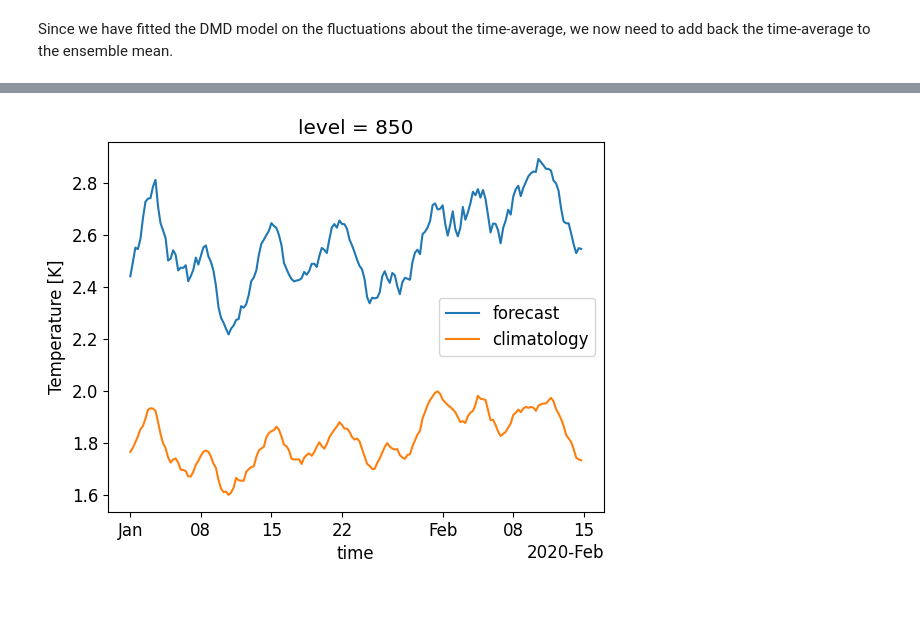
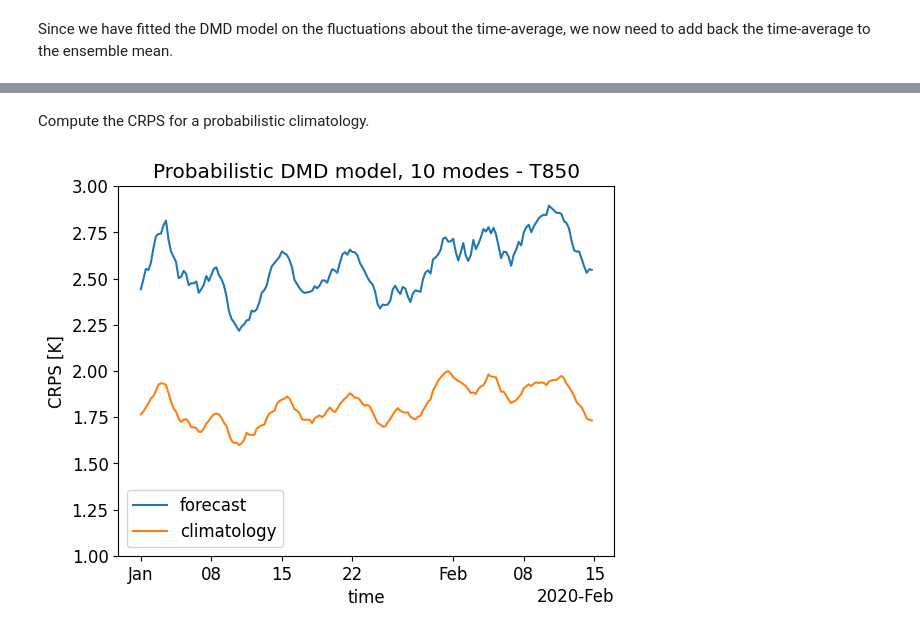
Before and after one commit to SVDROM/grid-search, a Jupyter notebook: evaluation_winter_2020.ipynb, the cells around one changed output, grey strips where cells are left out. Saved outputs shown, nothing was run; the diff lists cells and outputs as text; code cells hidden in the pictures; blank space fills up the shorter version.

```diff
--- a/evaluation_winter_2020.ipynb
+++ b/evaluation_winter_2020.ipynb
@@ -446,2 +478,13 @@ Now we have the forecast, we can compute the CRPS.
 # %%
-ground_truth = xr.open_dataarray("input_data/era5_slice.zarr")
+ground_truth = xr.open_dataarray("input_data/era5_slice.zarr", engine="zarr")
+forecast_mean = xr.open_dataarray("forecasts/probabilistic/forecast_mean_10.nc")
+forecast_var = xr.open_dataarray("forecasts/probabilistic/forecast_var_10.nc")
+clima_mean = xr.open_dataarray("input_data/climatology_2010-2019.zarr", chunks="auto", engine="zarr")
+clima_std = xr.open_dataarray("input_data/climatology_std_2010-2019.zarr", chunks="auto", engine="zarr")
+
+doy_slice = slice(0, 60)
+clima_mean = clima_mean.sel(dayofyear=doy_slice)
+clima_std = clima_std.sel(dayofyear=doy_slice)
+
+clima_mean = expand_time_climatology(clima_mean, year=2020)
+clima_std = expand_time_climatology(clima_std, year=2020)
@@ -448,6 +493,6 @@ ground_truth = xr.open_dataarray("input_data/era5_slice.zarr")
 # %%
 crps = compute_crps_gaussian(
-    ground_truth=ground_truth.sel(time=forecast_mean.time),
+    ground_truth=ground_truth.sel(time=forecast_mean.time).reindex(latitude=forecast_mean.latitude),
     prediction_mean=forecast_mean,
     prediction_std=np.sqrt(forecast_var)
 )
@@ -460,14 +499,24 @@ crps_clima = compute_crps_gaussian(
+# %% [markdown]
+Compute the CRPS for a probabilistic climatology.
+# %%
+crps_clima = compute_crps_gaussian(
+    ground_truth=ground_truth.sel(time=forecast_mean.time).reindex(latitude=clima_mean.latitude),
+    prediction_mean=clima_mean.sel(time=forecast_mean.time),
+    prediction_std=clima_std.sel(time=forecast_mean.time),
+)
 # %%
 # close the Dask cluster now we are done with it
 client.close()
 # %%
 plt.figure()
 
 crps.plot(label="forecast")
 crps_clima.plot(label="climatology")
 
 plt.legend()
-
+plt.ylabel("CRPS [K]")
+plt.ylim((1, 3))
+plt.title("Probabilistic DMD model, 10 modes - T850")
 plt.show()
 # %% [output]
-[figure, old version]
+[figure, new version]
```
Also changed, not shown: parts of 46 cells of this notebook.
